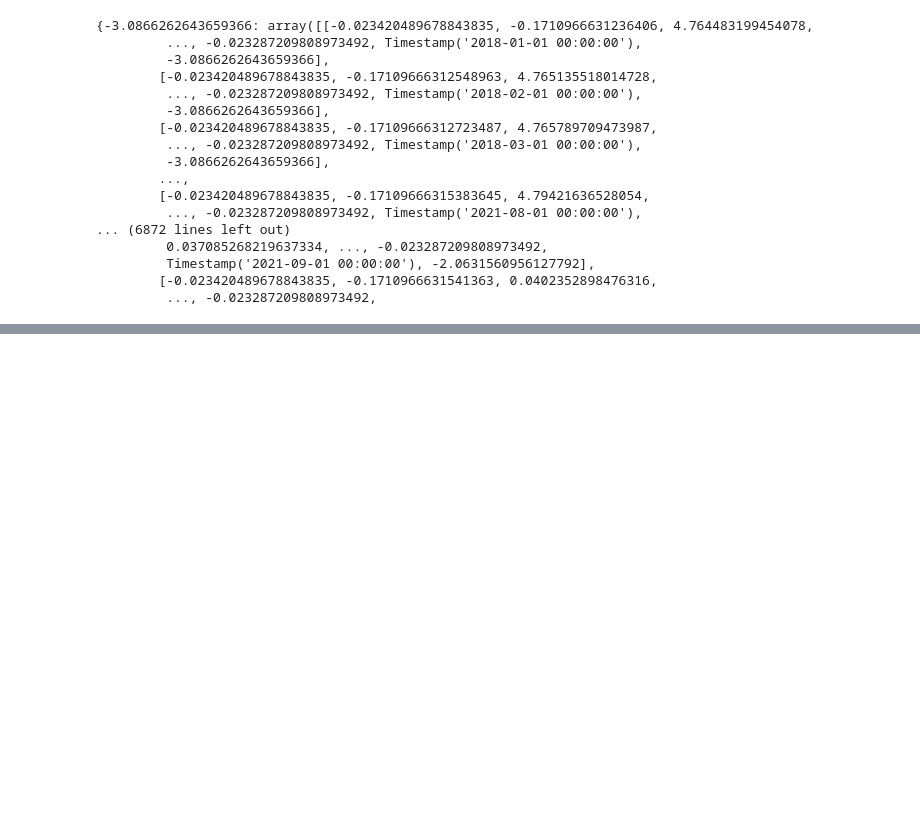
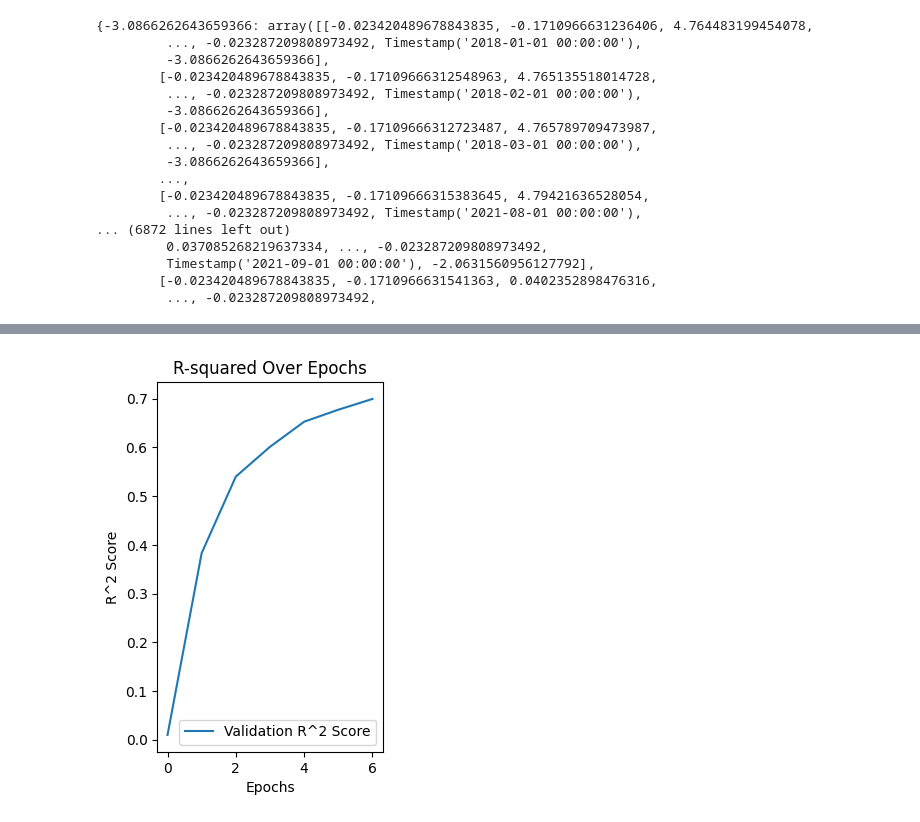
Before and after one commit to div-nar/AT-GCN, a Jupyter notebook: temporal_attention.ipynb, the cells around one changed output, grey strips where cells are left out. Saved outputs shown, nothing was run; the diff lists cells and outputs as text; code cells hidden in the pictures; blank space fills up the shorter version.

```diff
--- a/temporal_attention.ipynb
+++ b/temporal_attention.ipynb
@@ -296,25 +100,0 @@ optimizer = optim.RMSprop(model.parameters(), lr=0.0001)
-# %%
-# Training loop
-# Training loop
-for epoch in tqdm(range(100)):
-    model.train()
-    for i, (features, dates, targets) in enumerate(train_loader):
-        try:
-            optimizer.zero_grad()
-            outputs = model(features.squeeze(0), dates.squeeze(0))
-            loss = criterion(outputs, targets)
-            loss.backward()
-            optimizer.step()
-        except Exception as e:
-            print(f"Error at iteration {i} of epoch {epoch}: {str(e)}")
-            break
-    # Validation loop
-    model.eval()
-    val_losses = []
-    with torch.no_grad():
-        for features, dates, targets in val_loader:
-            outputs = model(features.squeeze(0), dates.squeeze(0))
-            val_loss = criterion(outputs, targets)
-            val_losses.append(val_loss.item())
-    val_loss_avg = np.mean(val_losses)
-    print(f'Epoch {epoch+1}: Train Loss: {loss.item():.4f}, Val Loss: {val_loss_avg:.4f}')
@@ -333,0 +181,11 @@ for epoch in tqdm(range(100)):
+# %%
+# Plotting R-squared values
+plt.subplot(1, 2, 2)
+plt.plot(val_r2_scores, label='Validation R^2 Score')
+plt.title('R-squared Over Epochs')
+plt.xlabel('Epochs')
+plt.ylabel('R^2 Score')
+plt.legend()
+plt.show()
+# %% [output]
+[figure, added]
```
Also changed, not shown: parts of 14 cells of this notebook.
